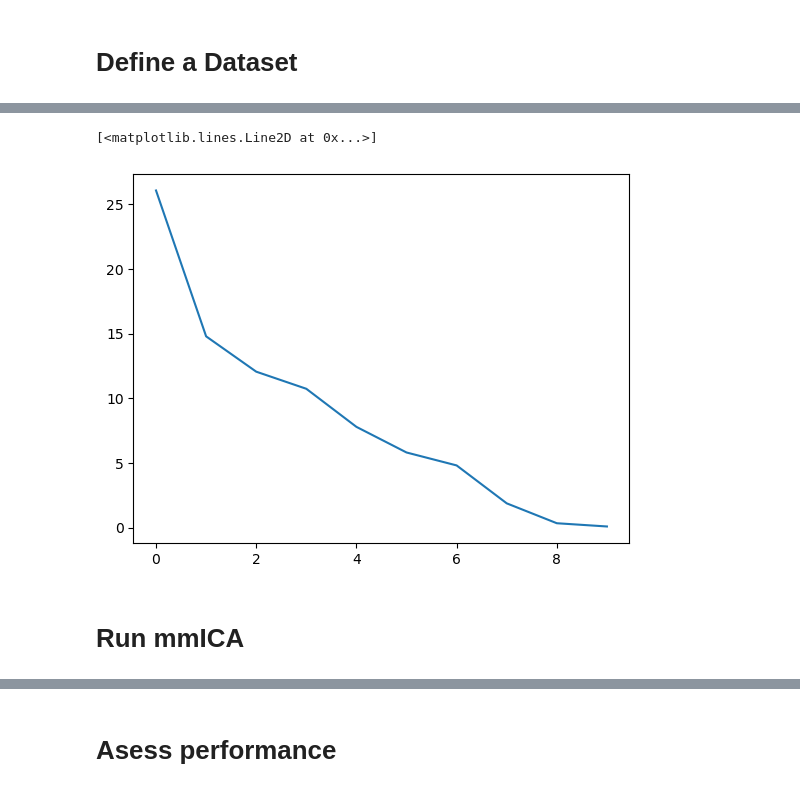
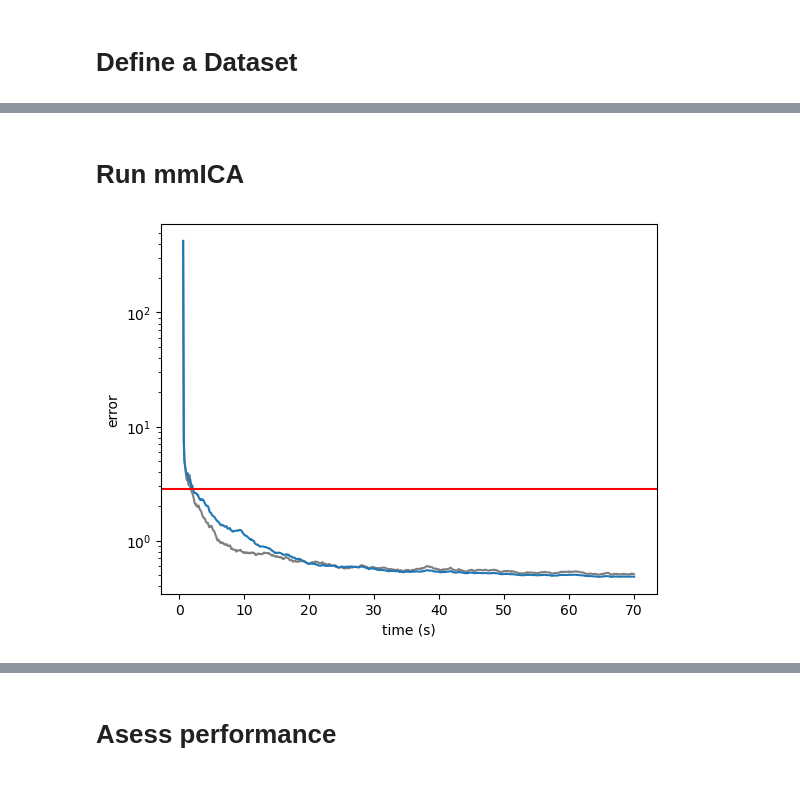
Before and after one commit to draeloslab/AdaptiveLatents, a Jupyter notebook: notebooks/try_out_mmica.ipynb, the cells around one changed output, grey strips where cells are left out. Saved outputs shown, nothing was run; the diff lists cells and outputs as text; code cells hidden in the pictures.

```diff
--- a/notebooks/try_out_mmica.ipynb
+++ b/notebooks/try_out_mmica.ipynb
@@ -28 +21,3 @@ dataset is 13.6 minutes long
+# %%
+performances = []
 # %%
@@ -40,9 +39,3 @@ A = A_true @ W
-# %%
-pca = PCA().fit(A)
-plt.plot(pca.explained_variance_)
-# %% [output]
-[<matplotlib.lines.Line2D at 0x...>]
-[figure, removed]
 # %% [markdown]
 # Run mmICA
 # %%
@@ -77,3 +71,22 @@ Ws = np.array(Ws)
 Qs = np.array(Qs)
 ica_times = np.array(ica_times)
 pro_times = np.array(pro_times)
+# %%
+performance = [np.linalg.norm(permute(d @ q.T @ mixing_matrix) - np.eye(n_dimensions)) for d,q in zip(Ws,Qs)]
+performances.insert(0,performance)
+
+offline_performance = np.linalg.norm(
+    permute(FastICA(max_iter=5000).fit(A.reshape((-1, n_dimensions))).components_ @ mixing_matrix)
+    - np.eye(n_dimensions)
+)
+
+for p in performances[1:]:
+    plt.plot(block_t, p, color='k', alpha=.5)
+plt.plot(block_t, performances[0])
+plt.axhline(offline_performance, color='r')
+plt.semilogy();
+plt.ylabel('error')
+plt.xlabel('time (s)');
+# plt.ylim([0,10])
+# %% [output]
+[figure, added]
```
Also changed, not shown: parts of 20 cells of this notebook.
